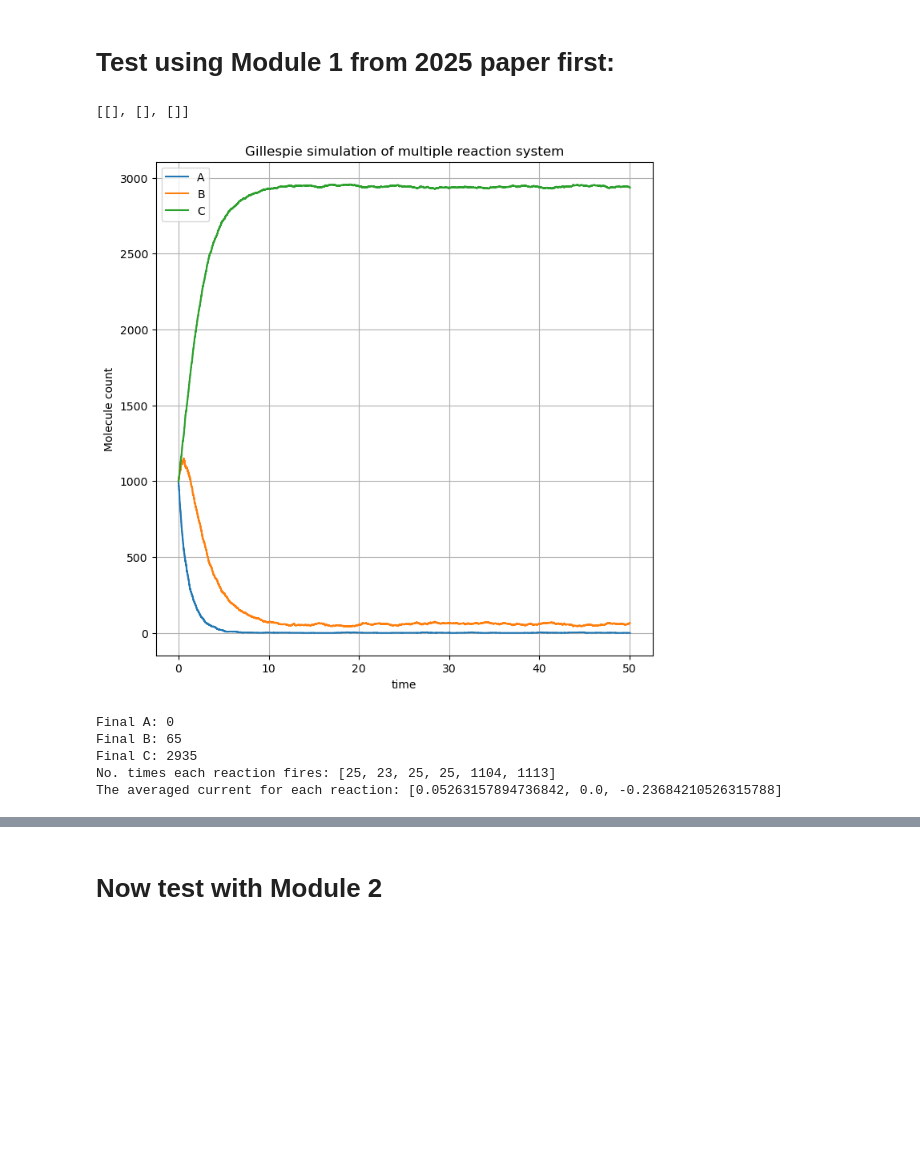
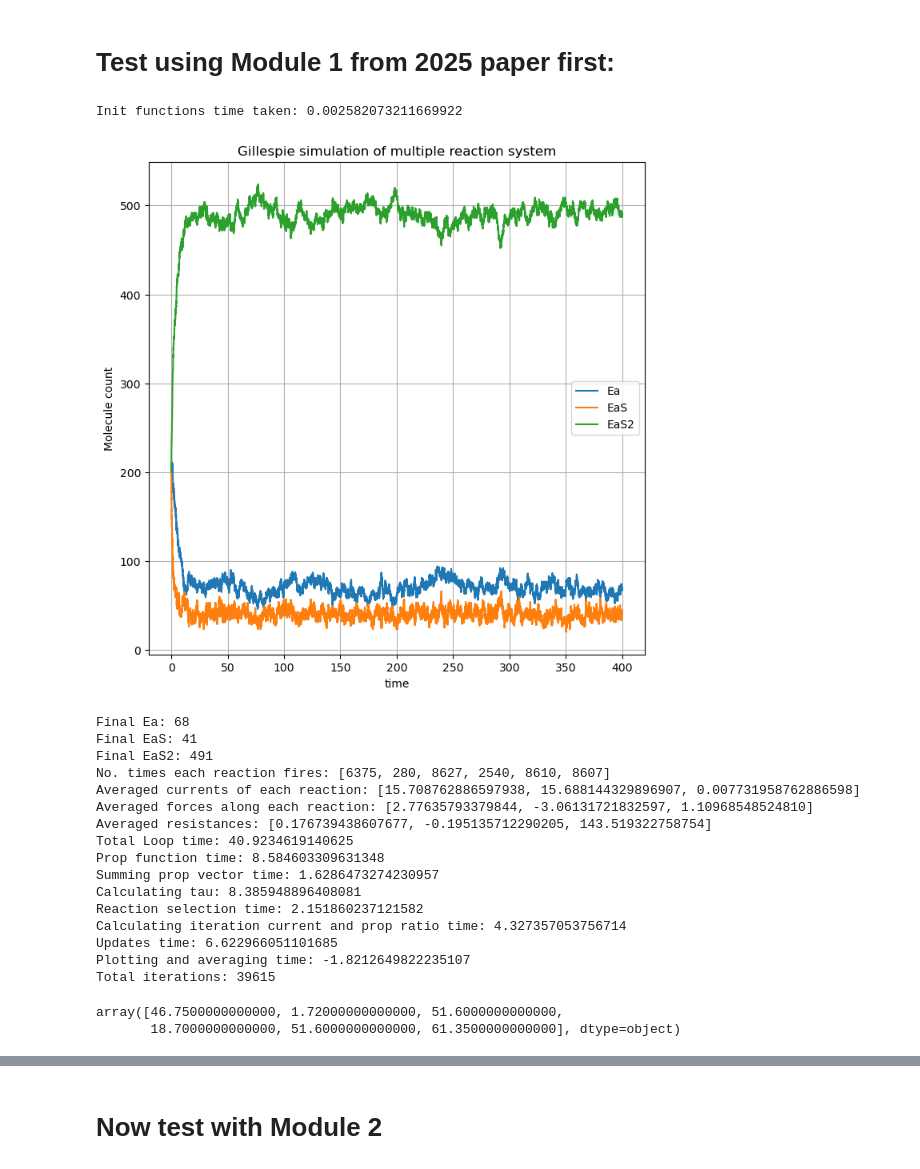
Before and after one commit to FTurci/conductance-chem-net, a Jupyter notebook: students/Will/Gillespie_simulations/SSA_class.ipynb, the cells around one changed output, grey strips where cells are left out. Saved outputs shown, nothing was run; the diff lists cells and outputs as text; code cells hidden in the pictures; blank space fills up the shorter version.

Commit message:
updated to track currents and forces.

```diff
--- a/students/Will/Gillespie_simulations/SSA_class.ipynb
+++ b/students/Will/Gillespie_simulations/SSA_class.ipynb
@@ -843,29 +965,44 @@ class RunSSA:
 # %%
 SM = Matrix( [[-1,1,0], [1,-1,-1], [0,0,1], [-1,0,-1], [0,1,0]])
 
-species_names = ["A", "B","C","D","E"]
+species_names = ["Ea", "EaS","EaS2","S","Na"]
 
 module_for_simulating = ModuleProperties(SM, 3, species_names)
 
 # RunSSA input requiremetns
 
-initial_counts = [1000, 1000, 1000, 50, 50]
+initial_counts = [200, 200, 200, 50, 50]
 
-rates = [0.0105, 0.010, 0.0105, 0.010, 0.0105, 0.010]
+rates = [0.005, 0.02, 0.6, 0.002, 0.012, 0.05]
 
-simulation_length = 50.0
+simulation_length = 400.0
 #
 
 
 SIM = RunSSA(module_for_simulating, initial_counts, rates, simulation_length)
-
 SIM.run_SSA_and_plot_counts()
 # %% [output]
-[[], [], []]
+Init functions time taken: 0.002582073211669922
-[figure, old version]
+[figure, new version]
-Final A: 0
-Final B: 65
-Final C: 2935
-No. times each reaction fires: [25, 23, 25, 25, 1104, 1113]
-The averaged current for each reaction: [0.05263157894736842, 0.0, -0.23684210526315788]
+Final Ea: 68
+Final EaS: 41
+Final EaS2: 491
+No. times each reaction fires: [6375, 280, 8627, 2540, 8610, 8607]
+Averaged currents of each reaction: [15.708762886597938, 15.688144329896907, 0.007731958762886598]
+Averaged forces along each reaction: [2.77635793379844, -3.06131721832597, 1.10968548524810]
+Averaged resistances: [0.176739438607677, -0.195135712290205, 143.519322758754]
+Total Loop time: 40.9234619140625
+Prop function time: 8.584603309631348
+Summing prop vector time: 1.6286473274230957
+Calculating tau: 8.385948896408081
+Reaction selection time: 2.151860237121582
+Calculating iteration current and prop ratio time: 4.327357053756714
+Updates time: 6.622966051101685
+Plotting and averaging time: -1.8212649822235107
+Total iterations: 39615
+# %%
+SIM.propensity_vector
+# %% [output]
+array([46.7500000000000, 1.72000000000000, 51.6000000000000,
+       18.7000000000000, 51.6000000000000, 61.3500000000000], dtype=object)
 # %%
```
Also changed, not shown: parts of 7 cells of this notebook.
